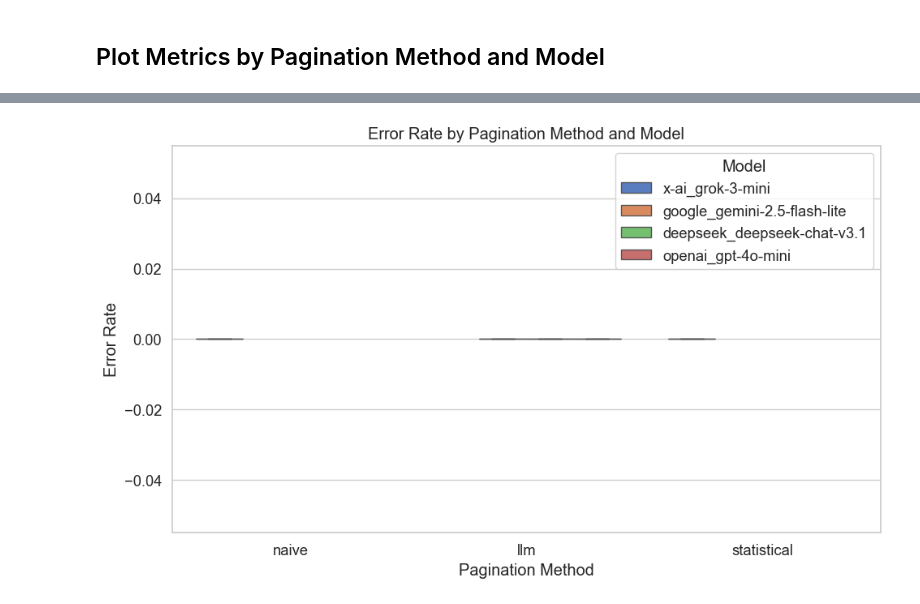
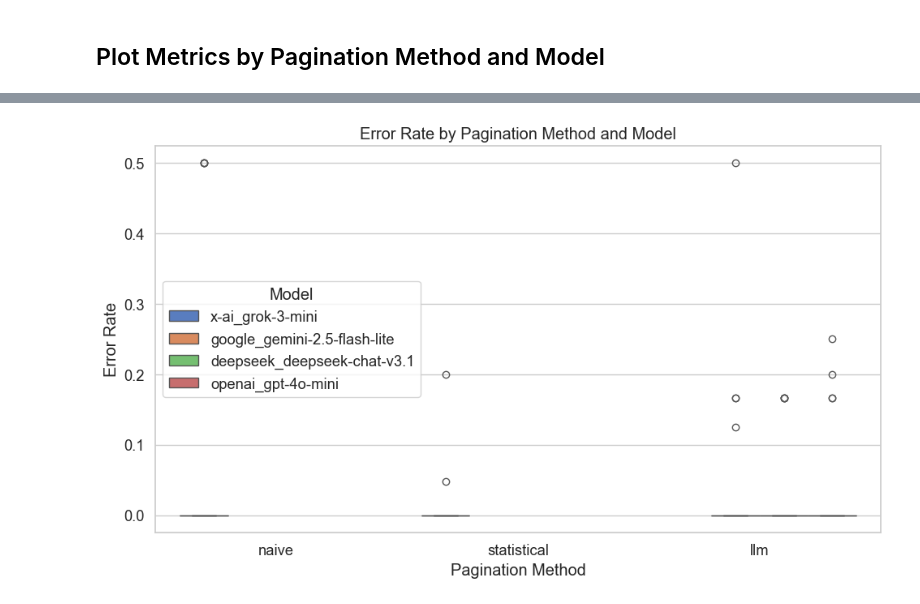
Before and after one commit to fedidat/TablePagination, a Jupyter notebook: 3_AnalyzeMetrics.ipynb, the cells around one changed output, grey strips where cells are left out. Cells and saved outputs as stored; diff of their text form; code cells hidden in the pictures.

```diff
--- a/3_AnalyzeMetrics.ipynb
+++ b/3_AnalyzeMetrics.ipynb
@@ -108,16 +107,16 @@ plt.show()
 # %%
 # Plot Error Rate by Method and Model
 # Not interesting as no errors encountered, discarded
-# plt.figure(figsize=(10,6))
-# sns.boxplot(data=df_metrics, x='method', y='error_rate', hue='model')
-# plt.title('Error Rate by Pagination Method and Model')
-# plt.ylabel('Error Rate')
-# plt.xlabel('Pagination Method')
-# plt.legend(title='Model')
-# plt.tight_layout()
-# plt.show()
+plt.figure(figsize=(10,6))
+sns.boxplot(data=df_metrics, x='method', y='error_rate', hue='model')
+plt.title('Error Rate by Pagination Method and Model')
+plt.ylabel('Error Rate')
+plt.xlabel('Pagination Method')
+plt.legend(title='Model')
+plt.tight_layout()
+plt.show()
 # %% [output]
-[figure, old version]
+[figure, new version]
 # %%
 # Plot Average Latency by Method and Model
 plt.figure(figsize=(10,6))
```
Also changed, not shown: parts of 6 cells of this notebook, 1 other file.
